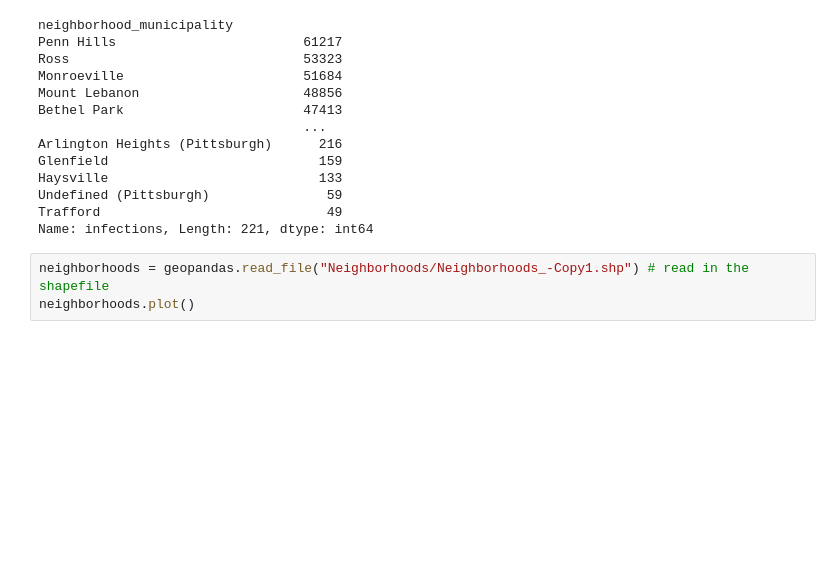
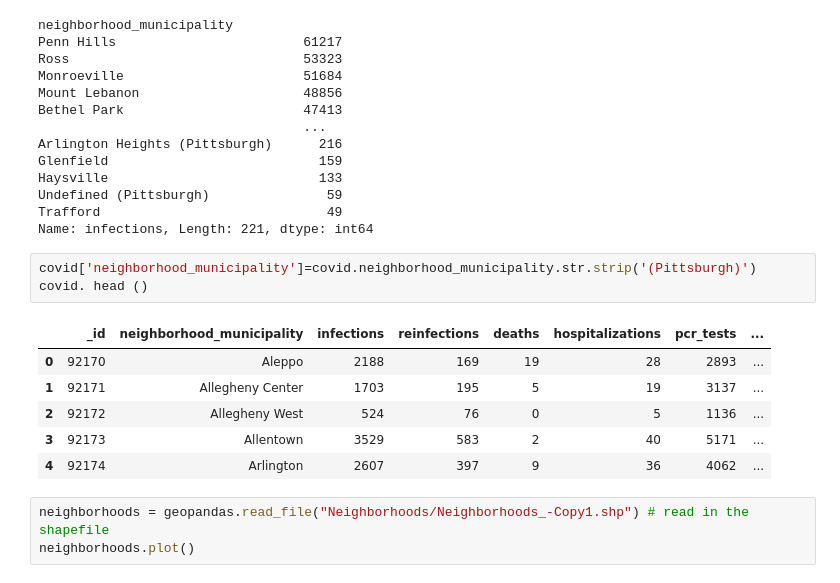
Before and after one commit to AbdulrehmanKhan05/Final-Project, a Jupyter notebook: covid.ipynb, the cells around one changed output. Saved outputs shown, nothing was run; the diff lists cells and outputs as text; blank space fills up the shorter version.

```diff
--- a/covid.ipynb
+++ b/covid.ipynb
@@ -26,6 +26,16 @@ Haysville                           133
 Undefined (Pittsburgh)               59
 Trafford                             49
 Name: infections, Length: 221, dtype: int64
+# %%
+covid['neighborhood_municipality']=covid.neighborhood_municipality.str.strip('(Pittsburgh)')
+covid. head ()
+# %% [output]
+|  | _id | neighborhood_municipality | infections | reinfections | deaths | hospitalizations | pcr_tests | ... |
+| 0 | 92170 | Aleppo | 2188 | 169 | 19 | 28 | 2893 | ... |
+| 1 | 92171 | Allegheny Center | 1703 | 195 | 5 | 19 | 3137 | ... |
+| 2 | 92172 | Allegheny West | 524 | 76 | 0 | 5 | 1136 | ... |
+| 3 | 92173 | Allentown | 3529 | 583 | 2 | 40 | 5171 | ... |
+| 4 | 92174 | Arlington | 2607 | 397 | 9 | 36 | 4062 | ... |
 # %%
 neighborhoods = geopandas.read_file("Neighborhoods/Neighborhoods_-Copy1.shp") # read in the shapefile
 neighborhoods.plot()
```
Also changed, not shown: 1 other file.
